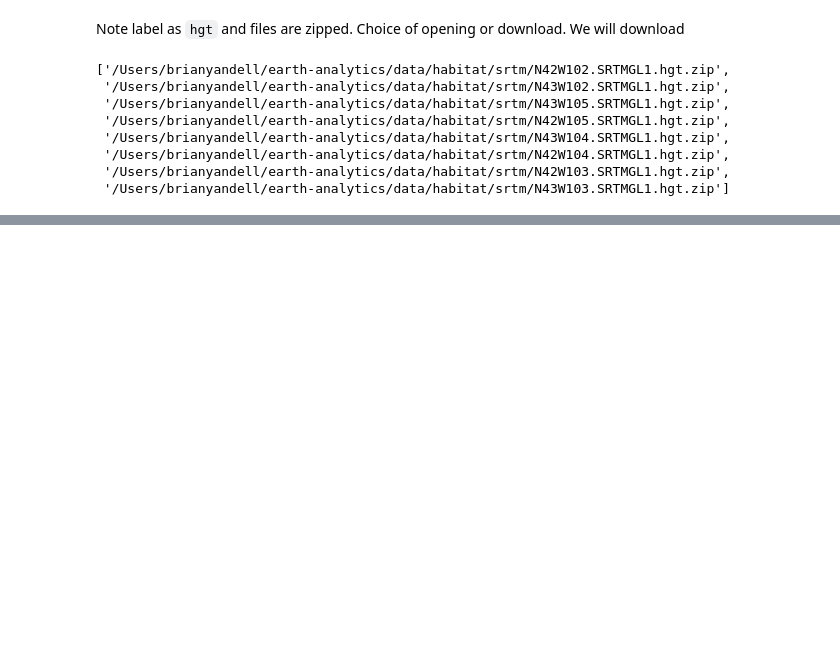
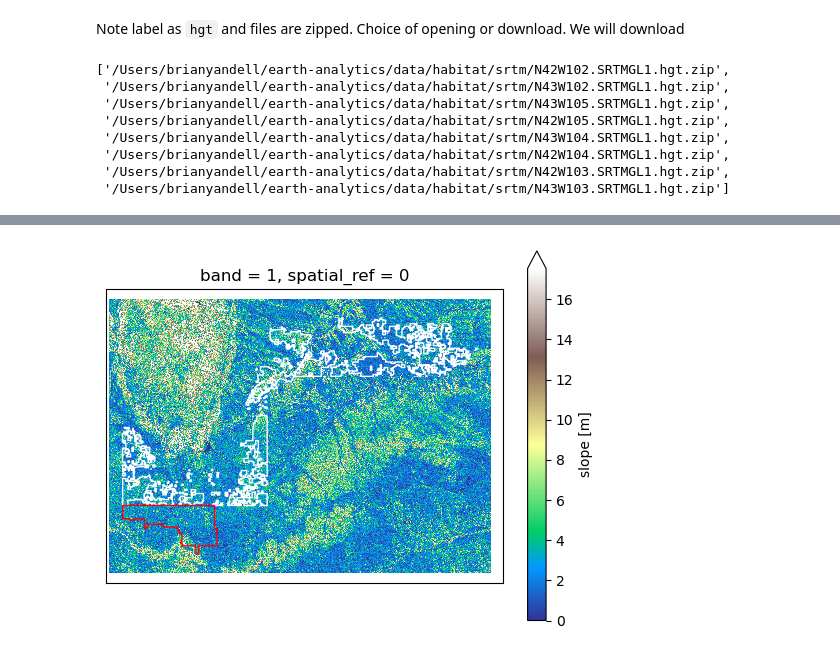
Before and after one commit to byandell-envsys/habitatSuitability, a Jupyter notebook: 2_slope.ipynb, the cells around one changed output, grey strips where cells are left out. Drawn from its saved outputs; the diff is of its cells as text; code cells hidden in the pictures; blank space fills up the shorter version.

```diff
--- a/2_slope.ipynb
+++ b/2_slope.ipynb
@@ -131,0 +221,4 @@ redline_over_index(buffalo_gdf, srtm_da, edgecolor="white", cmap='terrain')
+# %%
+redline_over_index(buffalo_gdf, slope_da, edgecolor="white", cmap='terrain')
+# %% [output]
+[figure, added]
```
Also changed, not shown: parts of 11 cells of this notebook.
